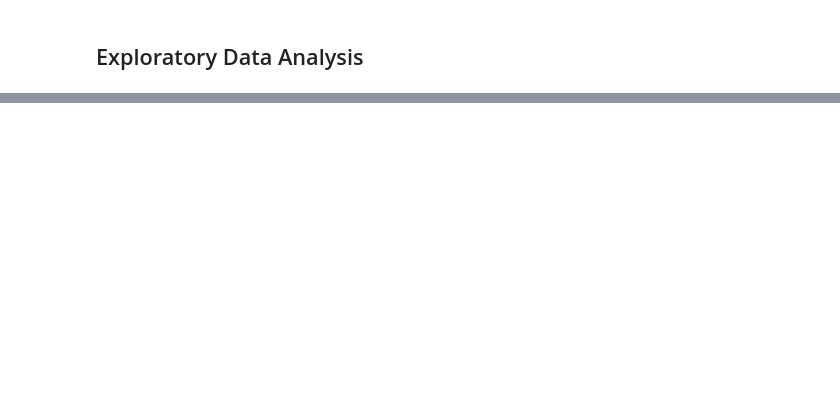
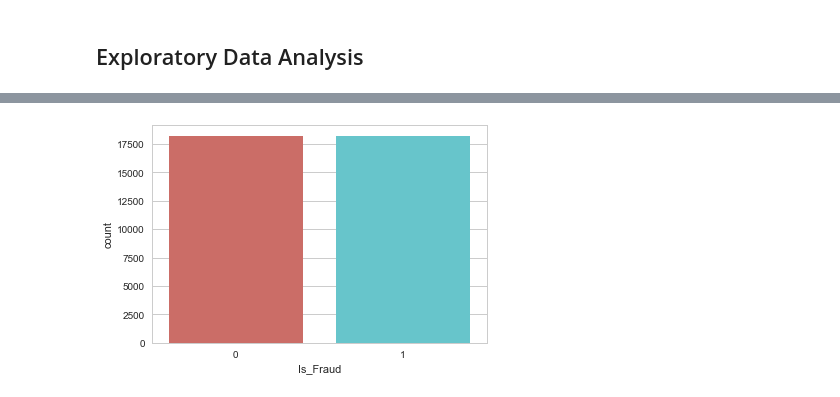
Before and after one commit to mathurp/ML4CreditCardFraudDetection, a Jupyter notebook: STA2453-Project.ipynb, the cells around one changed output, grey strips where cells are left out. Cells and saved outputs as stored; diff of their text form; code cells hidden in the pictures; blank space fills up the shorter version.

```diff
--- a/STA2453-Project.ipynb
+++ b/STA2453-Project.ipynb
@@ -27,0 +159,4 @@ data.head()
+# %%
+model_data = whole_data.drop(columns=['Client_Id', 'Merchant_Id','Is_Flagged_Fraud','Time_Stamp'])
+model_data = pd.get_dummies(model_data, columns=['Transaction_Type'])
+model_data.head()
@@ -27,0 +170,6 @@ data.head()
+# %%
+from sklearn.preprocessing import StandardScaler
+cols_to_norm = ['Amount','Client_Old_Balance','Cleint_New_Balance','Merchant_Old_Balance','Merchant_New_Balance','Client_change_in_balance',
+'Merchant_change_in_balance','percentage_of_balance']
+model_data[cols_to_norm] = StandardScaler().fit_transform(model_data[cols_to_norm])
+model_data.head()
@@ -27,0 +203,15 @@ data.head()
+# %%
+# Shuffle the data before creating the subsamples
+
+model_data = model_data.sample(frac=1, random_state=10)
+
+# amount of fraud classes 18213 rows.
+fraud_df = model_data.loc[model_data['Is_Fraud'] == 1]
+non_fraud_df = model_data.loc[model_data['Is_Fraud'] == 0][:18213]
+
+combined_df = pd.concat([fraud_df, non_fraud_df])
+
+# Shuffle dataframe rows
+undersampled_data = combined_df.sample(frac=1, random_state=14)
+
+undersampled_data.head()
@@ -27,0 +225,5 @@ data.head()
+# %%
+sns.countplot(x='Is_Fraud',data=undersampled_data, palette='hls')
+plt.show()
+# %% [output]
+[figure, added]
```
Also changed, not shown: parts of 45 cells of this notebook.
